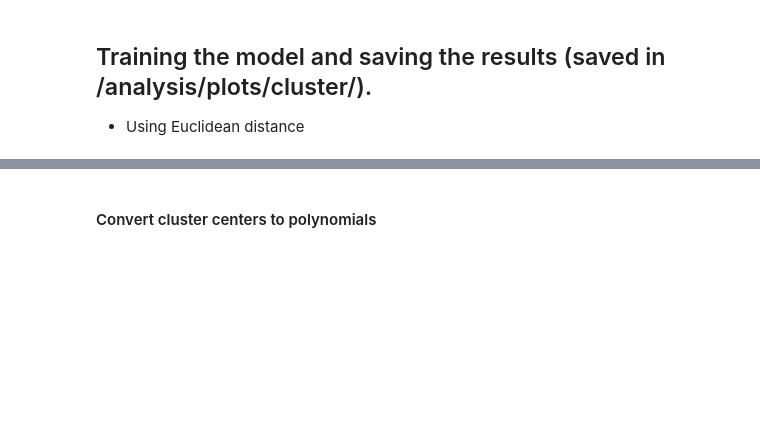
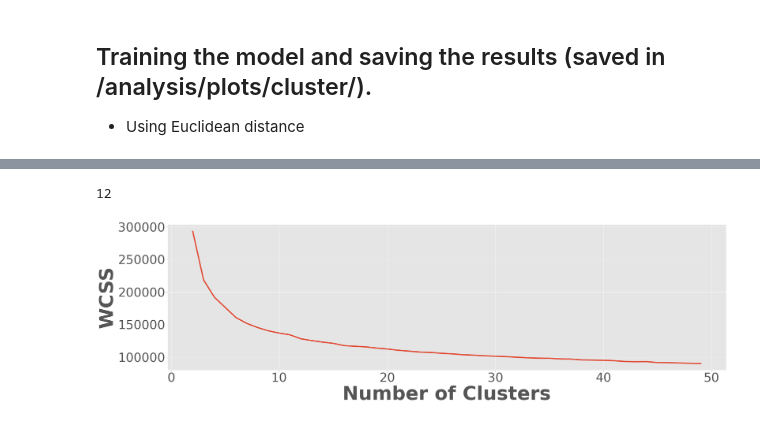
Before and after one commit to Ethical-Intelligence-Lab/evaluative_trajectories_2, a Jupyter notebook: directly_experienced_content/analysis/TimeSeriesClustering.ipynb, the cells around one changed output, grey strips where cells are left out. Cells and saved outputs as stored; diff of their text form; code cells hidden in the pictures; blank space fills up the shorter version.

```diff
--- a/directly_experienced_content/analysis/TimeSeriesClustering.ipynb
+++ b/directly_experienced_content/analysis/TimeSeriesClustering.ipynb
@@ -113,2 +156,0 @@ for n_clusters in n_clusterss:
-# %% [markdown]
-#### Convert cluster centers to polynomials
@@ -129,0 +157,40 @@ cp_pd.to_csv('./data/cluster_polynomials.csv')
+# %%
+from matplotlib import pyplot as plt
+plt.style.use('ggplot')
+
+def plot_error_line(n_clusterss, wcss):
+    SMALL_SIZE = 26 * 1.7 * 9/10
+    MEDIUM_SIZE = 40 * 1.7 * 9/10
+    BIGGER_SIZE = 48 * 1.7 * 9/10
+
+    plt.rc('font', size=SMALL_SIZE)          # controls default text sizes
+    plt.rc('axes', titlesize=SMALL_SIZE)     # fontsize of the axes title
+    plt.rc('axes', labelsize=MEDIUM_SIZE)    # fontsize of the x and y labels
+    plt.rc('xtick', labelsize=SMALL_SIZE)    # fontsize of the tick labels
+    plt.rc('ytick', labelsize=SMALL_SIZE)    # fontsize of the tick labels
+    plt.rc('legend', fontsize=SMALL_SIZE)    # legend fontsize
+    plt.rc('figure', titlesize=BIGGER_SIZE + 1)  # fontsize of the figure title
+    plt.figure()
+
+    plt.plot(n_clusterss, wcss, linewidth=4)
+    plt.ylabel("WCSS", fontweight='bold')
+    plt.xlabel("Number of Clusters", fontweight='bold')
+
+    plt.tight_layout()
+
+
+    ax = plt.gca()
+    ax.spines['top'].set_visible(False)
+    ax.spines['right'].set_visible(False)
+
+    plt.gcf().set_size_inches(30, 10)
+    plt.savefig("./plots/cluster_elbow.png", dpi=500)
+
+from kneed import KneeLocator
+kn = KneeLocator(n_clusterss, wcss, curve='convex', direction='decreasing')
+print(kn.knee)
+
+plot_error_line(n_clusterss, wcss)
+# %% [output]
+12
+[figure, added]
```
Also changed, not shown: parts of 4 cells of this notebook, 47 other files.
